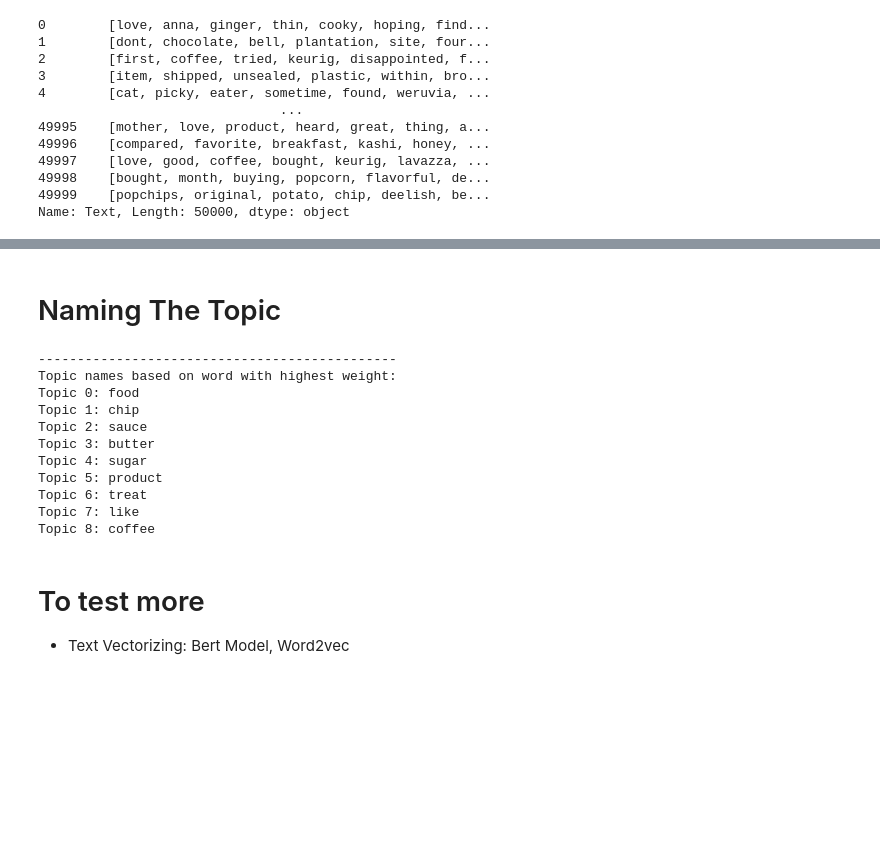
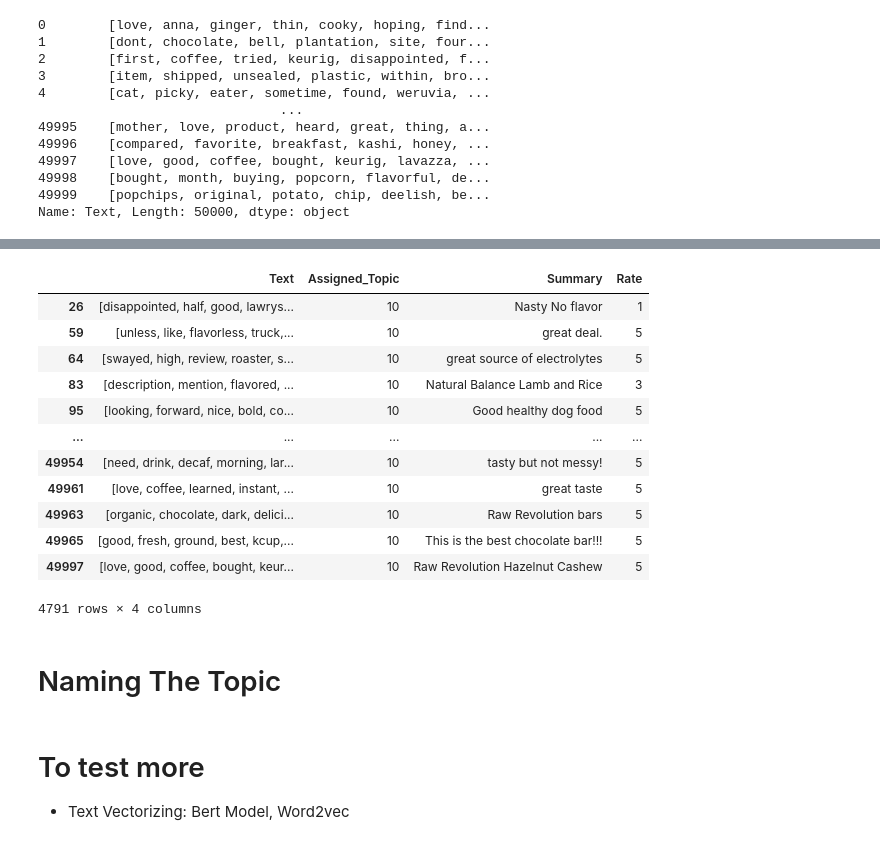
Before and after one commit to dunp7/Extract-Marketing-Information-NLP-, a Jupyter notebook: LDA.ipynb, the cells around one changed output, grey strips where cells are left out. Drawn from its saved outputs; the diff is of its cells as text; code cells hidden in the pictures; blank space fills up the shorter version.

```diff
--- a/LDA.ipynb
+++ b/LDA.ipynb
@@ -249,0 +302,16 @@ model_topics = chosen_model.show_topics(formatted=False)
+# %%
+df[df["Assigned_Topic"]==10]
+# %% [output]
+|  | Text | Assigned_Topic | Summary | Rate |
+| 26 | [disappointed, half, good, lawrys... | 10 | Nasty No flavor | 1 |
+| 59 | [unless, like, flavorless, truck,... | 10 | great deal. | 5 |
+| 64 | [swayed, high, review, roaster, s... | 10 | great source of electrolytes | 5 |
+| 83 | [description, mention, flavored, ... | 10 | Natural Balance Lamb and Rice | 3 |
+| 95 | [looking, forward, nice, bold, co... | 10 | Good healthy dog food | 5 |
+| ... | ... | ... | ... | ... |
+| 49954 | [need, drink, decaf, morning, lar... | 10 | tasty but not messy! | 5 |
+| 49961 | [love, coffee, learned, instant, ... | 10 | great taste | 5 |
+| 49963 | [organic, chocolate, dark, delici... | 10 | Raw Revolution bars | 5 |
+| 49965 | [good, fresh, ground, best, kcup,... | 10 | This is the best chocolate bar!!! | 5 |
+| 49997 | [love, good, coffee, bought, keur... | 10 | Raw Revolution Hazelnut Cashew | 5 |
+4791 rows × 4 columns
@@ -250,29 +320,5 @@ model_topics = chosen_model.show_topics(formatted=False)
 # %% [markdown]
 # Naming The Topic
-# %%
-# Naming each topic by the word with height weight.
-
-
-topic_names = []
-for topic_id, topic_data in model_topics:
-    max_word, max_weight = max(topic_data, key=lambda x: x[1])
-    topic_names.append((topic_id, max_word))
-print('----------------------------------------------')
-print("Topic names based on word with highest weight:")
-for topic_id, topic_name in topic_names:
-    print("Topic {}: {}".format(topic_id, topic_name))
-# %% [output]
-----------------------------------------------
-Topic names based on word with highest weight:
-Topic 0: food
-Topic 1: chip
-Topic 2: sauce
-Topic 3: butter
-Topic 4: sugar
-Topic 5: product
-Topic 6: treat
-Topic 7: like
-Topic 8: coffee
 # %% [markdown]
 # To test more
 
```
Also changed, not shown: parts of 18 cells of this notebook.
